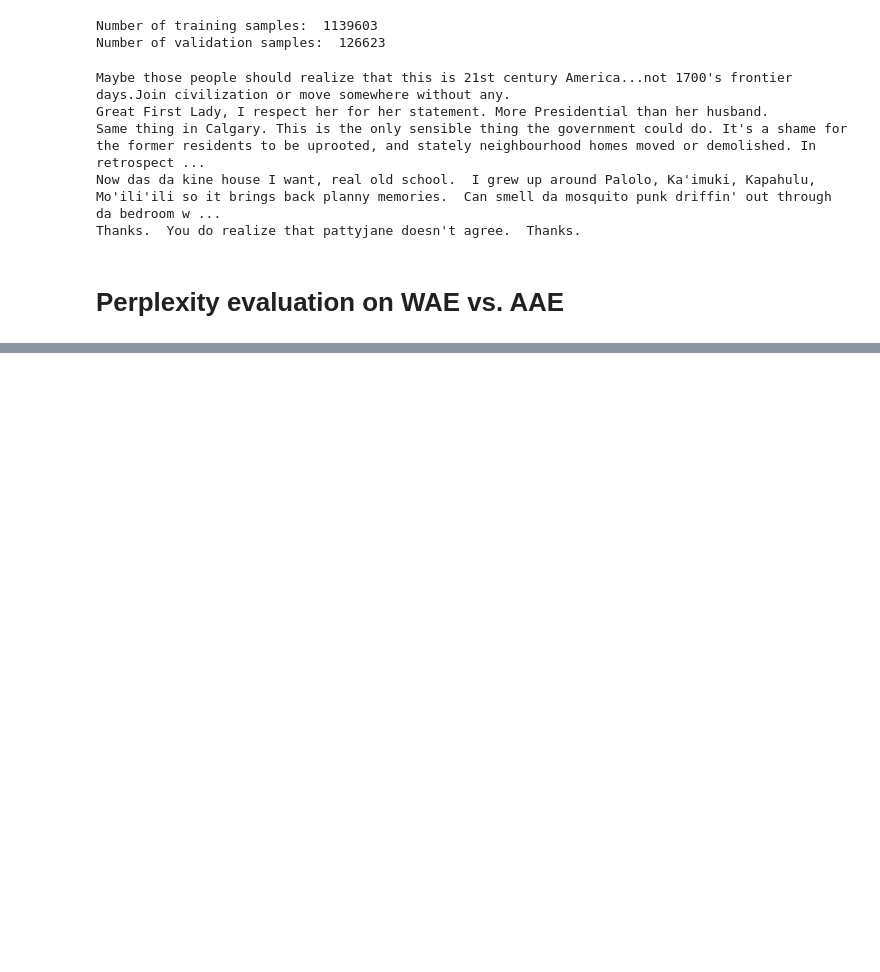
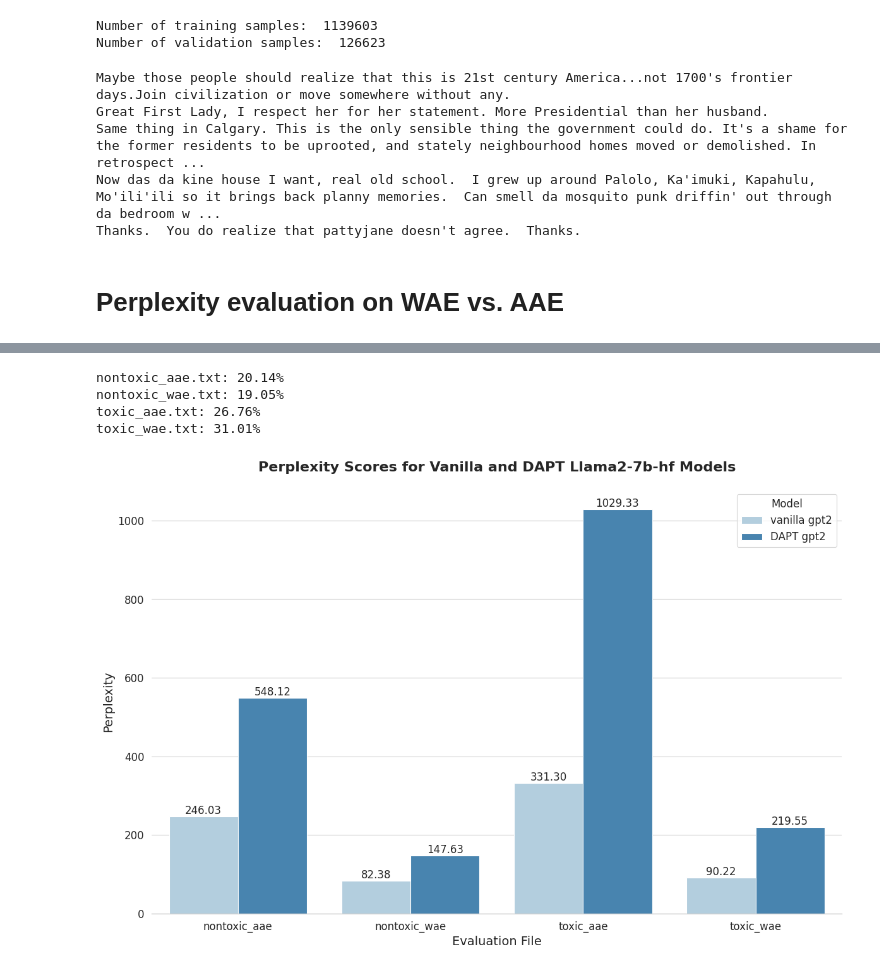
Before and after one commit to neulab/llments, a Jupyter notebook: examples/detoxification_bias/Detoxify_LM_demo.ipynb, the cells around one changed output, grey strips where cells are left out. Saved outputs shown, nothing was run; the diff lists cells and outputs as text; code cells hidden in the pictures; blank space fills up the shorter version.

Commit message:
Add toxicity evaluation section to the Detoxify_LM_demo notebook (#82)
* Add toxicity evaluation on prompted generation

* fix format error

```diff
--- a/examples/detoxification_bias/Detoxify_LM_demo.ipynb
+++ b/examples/detoxification_bias/Detoxify_LM_demo.ipynb
@@ -305,0 +226,4 @@ plot_ppl("eval_results_Llama2-7b", model_path_list, "Llama2-7b")
+# %%
+# for vanilla GPT2
+ppl_vanilla_gpt2 = eval_ppl(eval_data_dir, eval_files, "gpt2", "gpt2", "gpt2_vanilla")
+print(ppl_vanilla_gpt2)
@@ -305,0 +247,13 @@ plot_ppl("eval_results_Llama2-7b", model_path_list, "Llama2-7b")
+# %%
+# calculate the ratio of ppl increase between DAPT and vanilla GPT2
+# read in the perplexity scores
+with open("perplexity/gpt2_vanilla.txt", "r") as f:
+    lines = f.readlines()
+    ppl_vanilla_gpt2 = [(line.split(":")[0], float(line.split(":")[1])) for line in lines]
+
+with open("perplexity/gpt2_DAPT.txt", "r") as f:
+    lines = f.readlines()
+    ppl_dapt_gpt2 = [(line.split(":")[0], float(line.split(":")[1])) for line in lines]
+
+for i in range(len(ppl_vanilla_gpt2)):
+    print(f"{ppl_vanilla_gpt2[i][0]}: {(ppl_dapt_gpt2[i][1] - ppl_vanilla_gpt2[i][1]) / ppl_vanilla_gpt2[i][1] * 100:.2f}%")
@@ -305,0 +265,5 @@ plot_ppl("eval_results_Llama2-7b", model_path_list, "Llama2-7b")
+# %%
+# for vanilla Llama2
+vanilla_llama2_path = "/data/models/huggingface/meta-llama/Llama-2-7b-hf/"
+ppl_vanilla_llama2 = eval_ppl(eval_data_dir, eval_files, vanilla_llama2_path, vanilla_llama2_path, "llama2_vanilla")
+print(ppl_vanilla_llama2)
@@ -305,0 +288,18 @@ plot_ppl("eval_results_Llama2-7b", model_path_list, "Llama2-7b")
+# %%
+# calculate the ratio of ppl increase between DAPT and vanilla Llama2
+# read in the perplexity scores
+with open("perplexity/llama2_vanilla.txt", "r") as f:
+    lines = f.readlines()
+    ppl_vanilla_llama2 = [(line.split(":")[0], float(line.split(":")[1])) for line in lines]
+
+with open("perplexity/llama2_DAPT.txt", "r") as f:
+    lines = f.readlines()
+    ppl_dapt_llama2 = [(line.split(":")[0], float(line.split(":")[1])) for line in lines]
+
+for i in range(len(ppl_vanilla_llama2)):
+    print(f"{ppl_vanilla_llama2[i][0]}: {(ppl_dapt_llama2[i][1] - ppl_vanilla_llama2[i][1]) / ppl_vanilla_llama2[i][1] * 100:.2f}%")
+# %% [output]
+nontoxic_aae.txt: 20.14%
+nontoxic_wae.txt: 19.05%
+toxic_aae.txt: 26.76%
+toxic_wae.txt: 31.01%
@@ -305,0 +370,10 @@ plot_ppl("eval_results_Llama2-7b", model_path_list, "Llama2-7b")
+# %%
+# plot the perplexity scores for GPT2 models
+plot_perplexity_results(
+    result_files=["perplexity/gpt2_vanilla.txt", "perplexity/gpt2_DAPT.txt"],
+    model_names=["vanilla gpt2", "DAPT gpt2"],
+    save_path="image/perplexity_gpt2.png",
+    title="Perplexity Scores for Vanilla and DAPT Llama2-7b-hf Models"
+)
+# %% [output]
+[figure, added]
```
Also changed, not shown: parts of 41 cells of this notebook, 11 other files.
